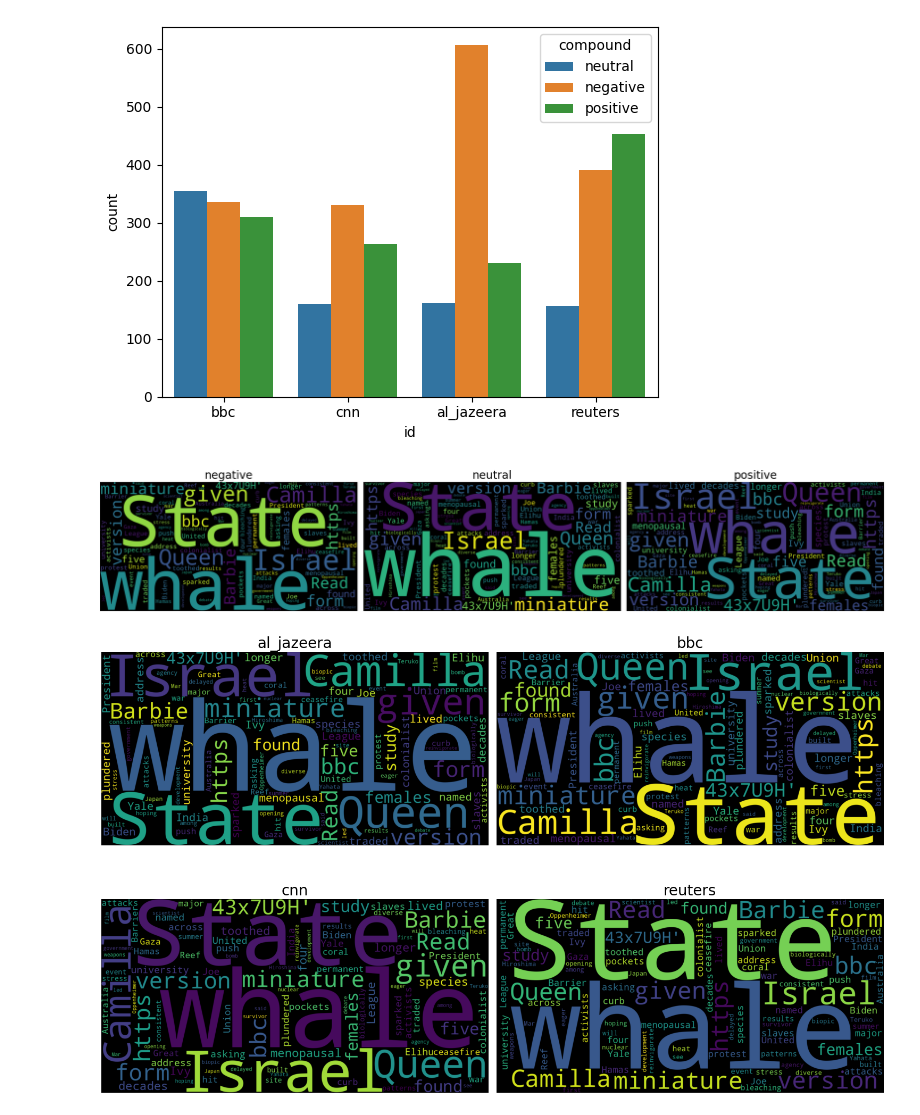
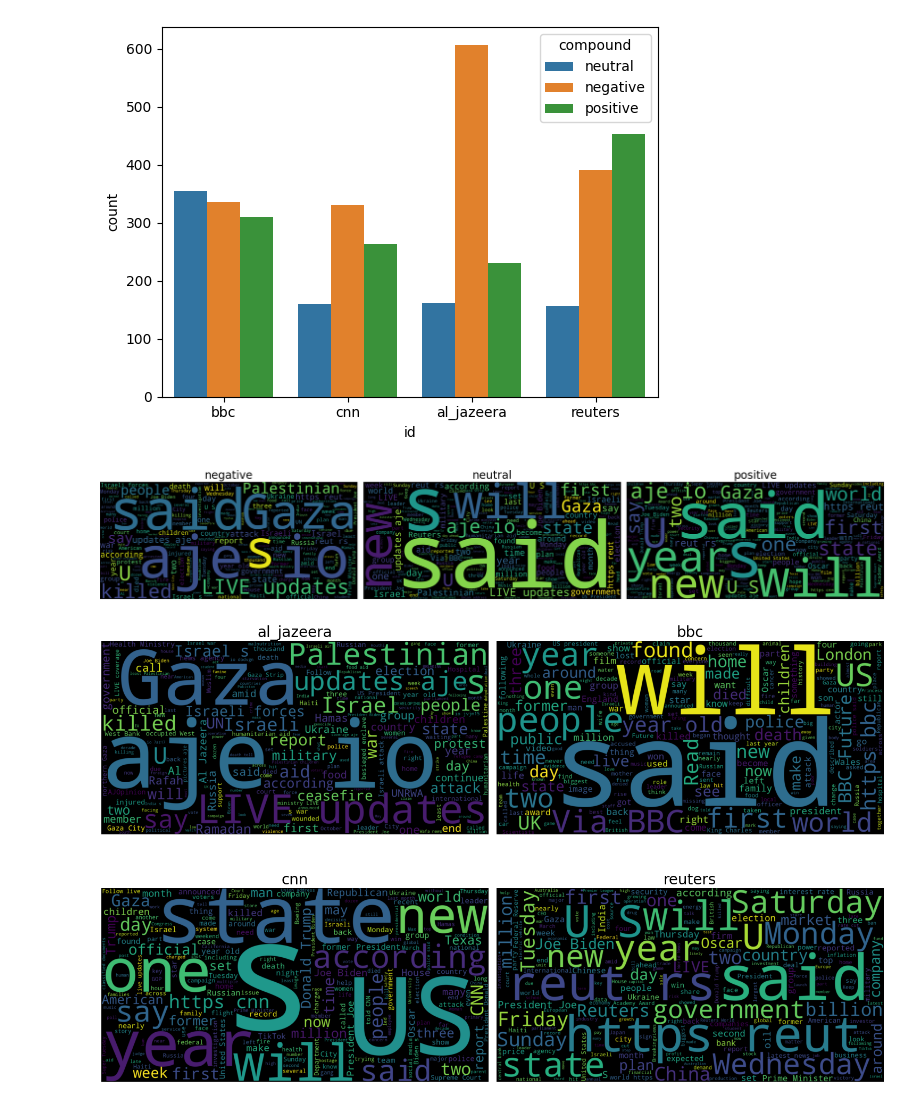
Before and after one commit to danganminh/Kaggle, a Jupyter notebook: Global News Engagement on Social Media/SENTIMENT_TEXT.ipynb, the cells around one changed output. Cells and saved outputs as stored; diff of their text form; code cells hidden in the pictures.

```diff
--- a/Global News Engagement on Social Media/SENTIMENT_TEXT.ipynb
+++ b/Global News Engagement on Social Media/SENTIMENT_TEXT.ipynb
@@ -157,42 +157,42 @@ sns.countplot(data=data, x='id', hue='compound')
 <Axes: xlabel='id', ylabel='count'>
 [figure]
 # %%
-def wordcloud_compound(df, type):
-    text = str(df['text'].values)
-    wordcloud = WordCloud(width=1600, height=800).generate(text)
+def wordcloud_compound(df, compound):
+    text = ' '.join(df[df['compound'] == compound]['text'].dropna().astype(str))
+    wordcloud = WordCloud(width=1980, height=900, random_state=2024).generate(text)
     plt.imshow(wordcloud, interpolation='bilinear')
-    plt.title(type, fontsize=20)
+    plt.title(compound, fontsize=20)
     plt.axis('off')
 
-c = np.unique(data['compound'])
+c_values = np.unique(data['compound'])
 
-plt.figure( figsize=(20,10))
+plt.figure(figsize=(20, 10))
 
-for i in range(len(c)):
-    plt.subplot(1,3,i+1)
-    wordcloud_compound(data, c[i])
+for i, compound_val in enumerate(c_values):
+    plt.subplot(1, 3, i + 1)
+    wordcloud_compound(data, compound_val)
 
 plt.tight_layout()
 plt.show()
 # %% [output]
-[figure, old version]
+[figure, new version]
 # %%
-def wordcloud_id(df, type):
-    text = str(df['text'].values)
-    wordcloud = WordCloud(width=1600, height=800).generate(text)
+def wordcloud_id(df, id_val):
+    text = ' '.join(df[df['id'] == id_val]['text'].dropna().astype(str))
+    wordcloud = WordCloud(width=1600, height=800, random_state=2024).generate(text)
     plt.imshow(wordcloud, interpolation='bilinear')
-    plt.title(type, fontsize=20)
+    plt.title(id_val, fontsize=20)
     plt.axis('off')
 
-id = np.unique(data['id'])
+id_values = np.unique(data['id'])
 
-plt.figure( figsize=(15,10))
+plt.figure(figsize=(15, 10))
 
-for i in range(len(id)):
-    plt.subplot(2,2,i+1)
-    wordcloud_compound(data, id[i])
+for i, id_val in enumerate(id_values):
+    plt.subplot(2, 2, i + 1)
+    wordcloud_id(data, id_val)
 
 plt.tight_layout()
 plt.show()
 # %% [output]
-[figure, old version]
+[figure, new version]
```
